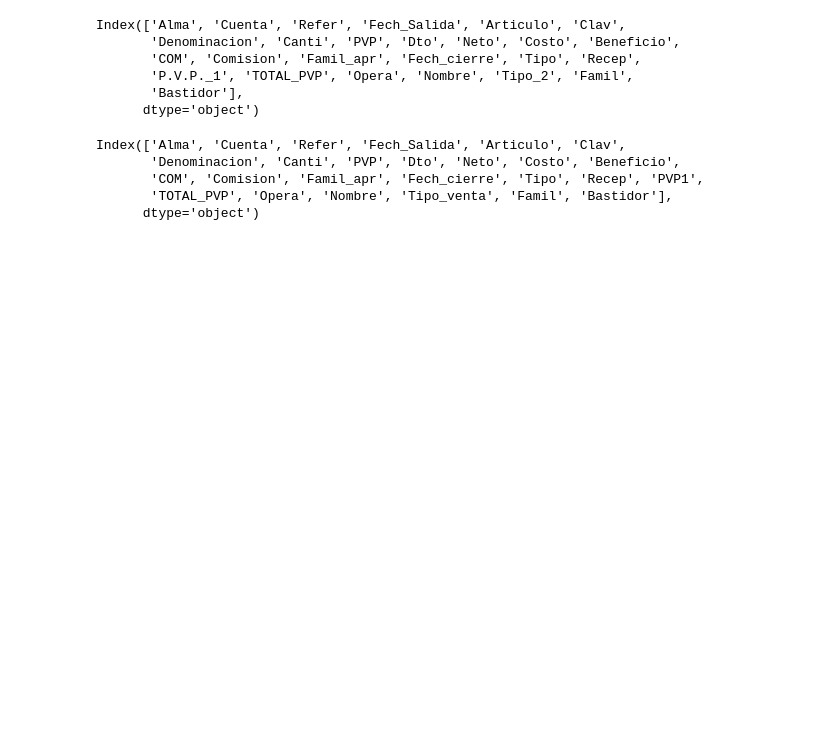
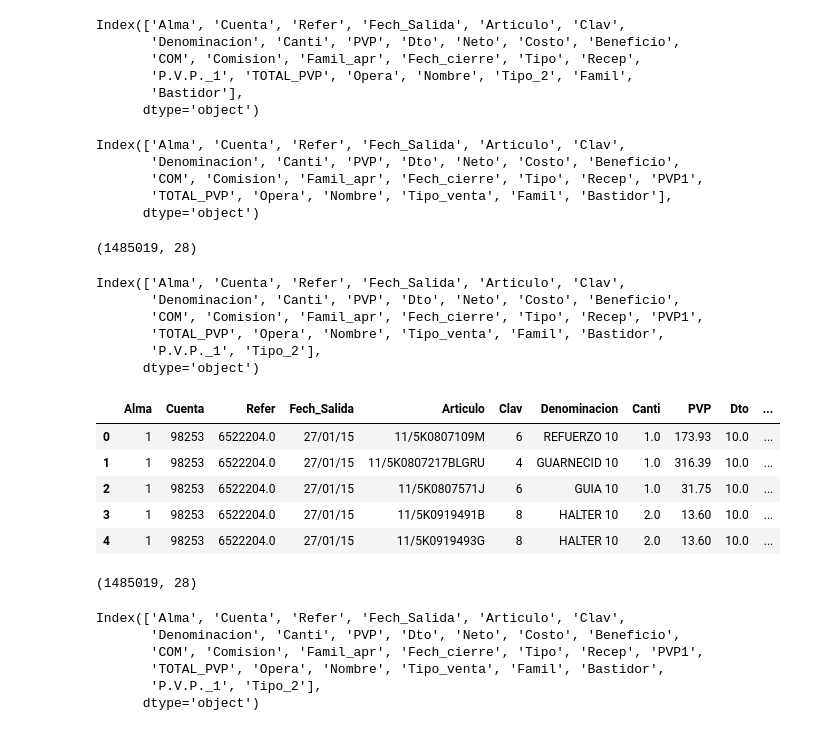
Before and after one commit to pacomm5/PLANTILLAS2, a Jupyter notebook: RECAMBIOS_NUEVO_LISTADO.ipynb, the cells around one changed output. Cells and saved outputs as stored; diff of their text form; code cells hidden in the pictures; blank space fills up the shorter version.

```diff
--- a/RECAMBIOS_NUEVO_LISTADO.ipynb
+++ b/RECAMBIOS_NUEVO_LISTADO.ipynb
@@ -1388,3 +1406,43 @@ Index(['Alma', 'Cuenta', 'Refer', 'Fech_Salida', 'Articulo', 'Clav',
        'COM', 'Comision', 'Famil_apr', 'Fech_cierre', 'Tipo', 'Recep', 'PVP1',
        'TOTAL_PVP', 'Opera', 'Nombre', 'Tipo_venta', 'Famil', 'Bastidor'],
       dtype='object')
+# %%
+dataframes = [total_recambios_hasta_2021_final, total_recambios_2022]
+total_recambios_final_todos_anos = pd.concat(dataframes)
+# %%
+total_recambios_final_todos_anos.shape
+# %% [output]
+(1485019, 28)
+# %%
+total_recambios_final_todos_anos.columns
+# %% [output]
+Index(['Alma', 'Cuenta', 'Refer', 'Fech_Salida', 'Articulo', 'Clav',
+       'Denominacion', 'Canti', 'PVP', 'Dto', 'Neto', 'Costo', 'Beneficio',
+       'COM', 'Comision', 'Famil_apr', 'Fech_cierre', 'Tipo', 'Recep', 'PVP1',
+       'TOTAL_PVP', 'Opera', 'Nombre', 'Tipo_venta', 'Famil', 'Bastidor',
+       'P.V.P._1', 'Tipo_2'],
+      dtype='object')
+# %%
+pd.options.display.max_columns = 0
+# %%
+total_recambios_final_todos_anos.head()
+# %% [output]
+|  | Alma | Cuenta | Refer | Fech_Salida | Articulo | Clav | Denominacion | Canti | PVP | Dto | ... |
+| 0 | 1 | 98253 | 6522204.0 | 27/01/15 | 11/5K0807109M | 6 | REFUERZO 10 | 1.0 | 173.93 | 10.0 | ... |
+| 1 | 1 | 98253 | 6522204.0 | 27/01/15 | 11/5K0807217BLGRU | 4 | GUARNECID 10 | 1.0 | 316.39 | 10.0 | ... |
+| 2 | 1 | 98253 | 6522204.0 | 27/01/15 | 11/5K0807571J | 6 | GUIA 10 | 1.0 | 31.75 | 10.0 | ... |
+| 3 | 1 | 98253 | 6522204.0 | 27/01/15 | 11/5K0919491B | 8 | HALTER 10 | 2.0 | 13.60 | 10.0 | ... |
+| 4 | 1 | 98253 | 6522204.0 | 27/01/15 | 11/5K0919493G | 8 | HALTER 10 | 2.0 | 13.60 | 10.0 | ... |
+# %%
+total_recambios_final_todos_anos.shape
+# %% [output]
+(1485019, 28)
+# %%
+total_recambios_final_todos_anos.columns
+# %% [output]
+Index(['Alma', 'Cuenta', 'Refer', 'Fech_Salida', 'Articulo', 'Clav',
+       'Denominacion', 'Canti', 'PVP', 'Dto', 'Neto', 'Costo', 'Beneficio',
+       'COM', 'Comision', 'Famil_apr', 'Fech_cierre', 'Tipo', 'Recep', 'PVP1',
+       'TOTAL_PVP', 'Opera', 'Nombre', 'Tipo_venta', 'Famil', 'Bastidor',
+       'P.V.P._1', 'Tipo_2'],
+      dtype='object')
```
Also changed, not shown: parts of 8 cells of this notebook.
